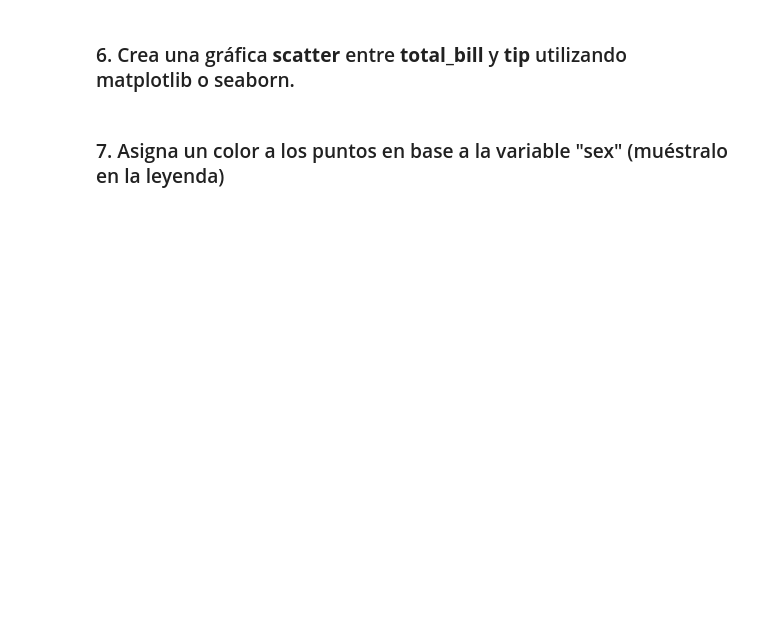
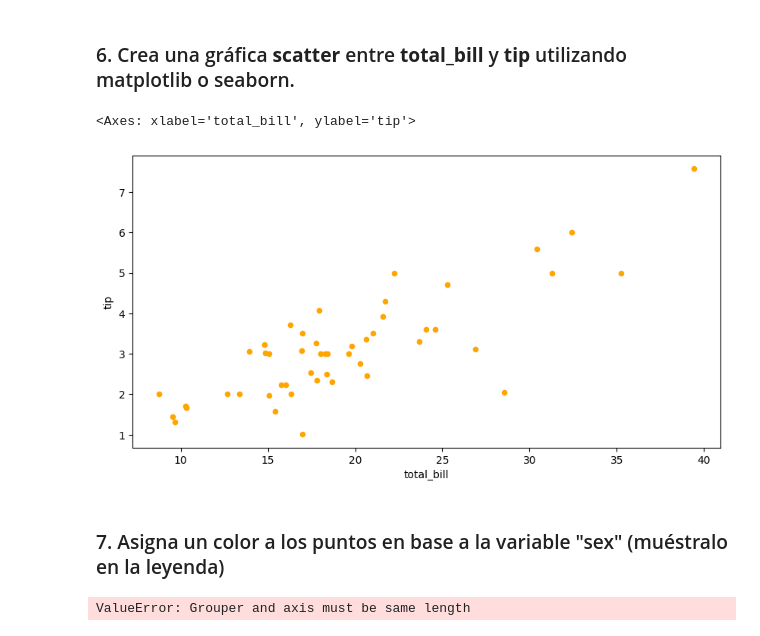
Before and after one commit to GabrielEdreira/Tareas_PRIA, a Jupyter notebook: Boletines/Bloque5/Ejercicios/Numpy_pandas.ipynb, the cells around one changed output. Drawn from its saved outputs; the diff is of its cells as text; code cells hidden in the pictures; blank space fills up the shorter version.

```diff
--- a/Boletines/Bloque5/Ejercicios/Numpy_pandas.ipynb
+++ b/Boletines/Bloque5/Ejercicios/Numpy_pandas.ipynb
@@ -114,7 +168,19 @@ tips = pd.read_csv("data/tipos.csv").to_numpy()
 # %% [markdown]
 ### 6. Crea una gráfica **scatter** entre **total_bill** y **tip** utilizando matplotlib o seaborn.
+# %%
+tips_df.plot(kind='scatter', x='total_bill', y='tip', color='Orange',figsize=(10,5))
+# %% [output]
+<Axes: xlabel='total_bill', ylabel='tip'>
+[figure, added]
 # %% [markdown]
 ### 7. Asigna un color a los puntos en base a la variable "sex" (muéstralo en la leyenda)
+# %%
+
+colors = np.where(tips_df["sex"]=="Male",'red','blue')
+grouped_df = tips_df.groupby('day')['tip'].sum()
+tips_df.plot(kind='bar', x='tip', color=colors[:len(grouped_df)],figsize=(10,5))
+# %% [output]
+ValueError: Grouper and axis must be same length
 # %% [markdown]
 ### 8. Muestra ambas gráficas en una única figura con subplots.
 
```
Also changed, not shown: parts of 7 cells of this notebook, 1 other file.
